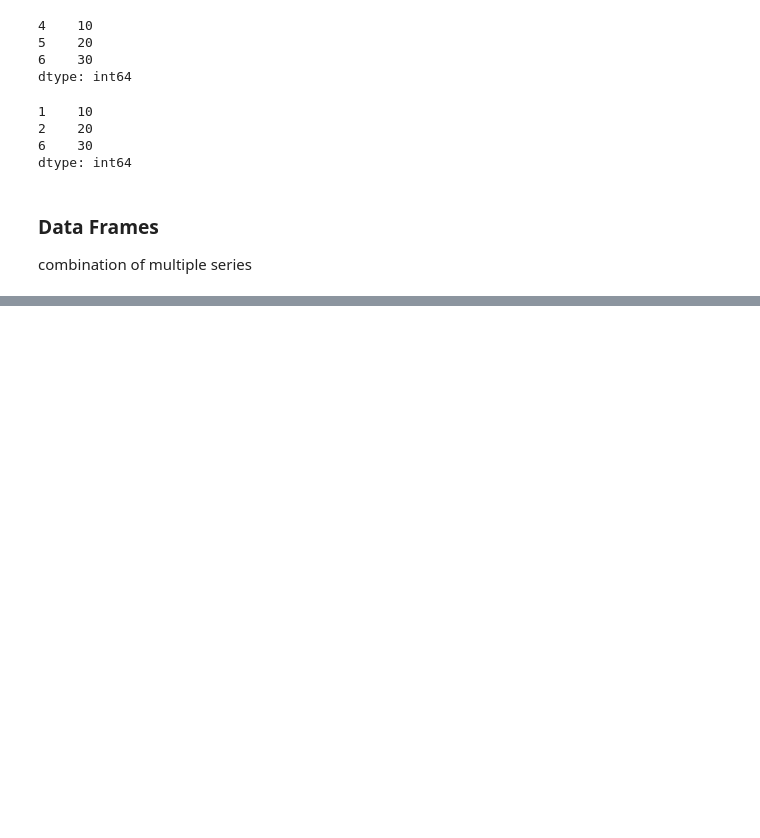
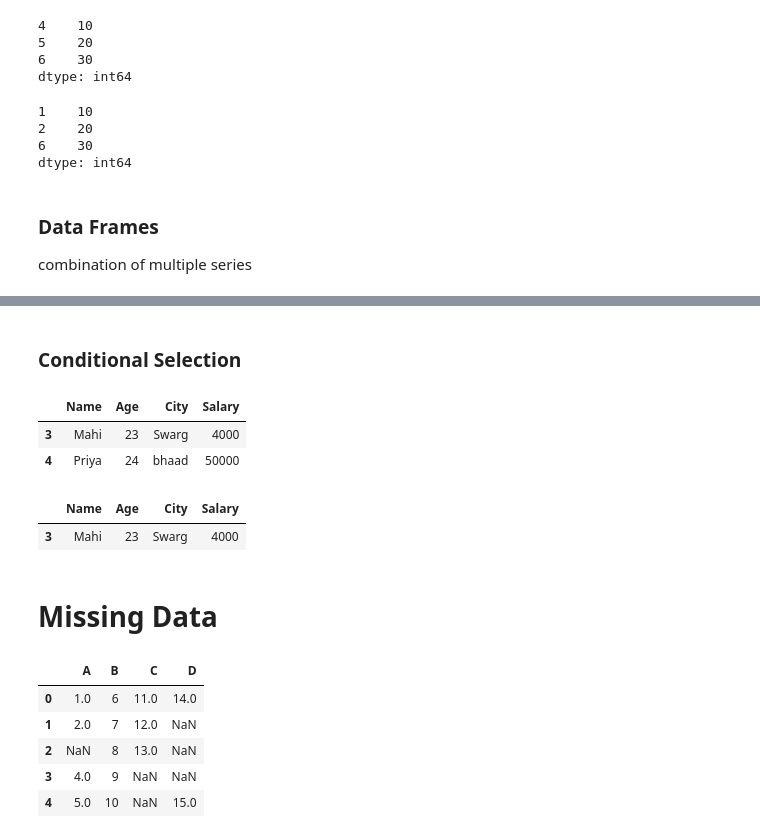
Before and after one commit to amanjeetkumar22/python_practice-, a Jupyter notebook: panda/basics/first.ipynb, the cells around one changed output, grey strips where cells are left out. Cells and saved outputs as stored; diff of their text form; code cells hidden in the pictures; blank space fills up the shorter version.

```diff
--- a/panda/basics/first.ipynb
+++ b/panda/basics/first.ipynb
@@ -43,0 +169,32 @@ data ={
+# %% [markdown]
+### Conditional Selection
+# %%
+d_l[d_l['Age']>22] ## which age is greater than 22
+# %% [output]
+|  | Name | Age | City | Salary |
+| 3 | Mahi | 23 | Swarg | 4000 |
+| 4 | Priya | 24 | bhaad | 50000 |
+# %%
+# d_l[(d_l["Age"] > 22) & (d_l["City"] == "Swarg")] ## both are same
+d_l[(d_l['Age'] > 22) & (d_l['City'] == 'Swarg')]
+# %% [output]
+|  | Name | Age | City | Salary |
+| 3 | Mahi | 23 | Swarg | 4000 |
+# %% [markdown]
+# Missing Data
+# %%
+ddata={
+    'A':[1,2,np.nan,4,5],
+    'B':[6,7,8,9,10],
+    'C':[11,12,13,np.nan,np.nan],
+    'D':[14,np.nan,np.nan,np.nan,15]
+}
+df=pd.DataFrame(ddata)
+df
+# %% [output]
+|  | A | B | C | D |
+| 0 | 1.0 | 6 | 11.0 | 14.0 |
+| 1 | 2.0 | 7 | 12.0 | NaN |
+| 2 | NaN | 8 | 13.0 | NaN |
+| 3 | 4.0 | 9 | NaN | NaN |
+| 4 | 5.0 | 10 | NaN | 15.0 |
```
Also changed, not shown: parts of 29 cells of this notebook, 3 other files.
